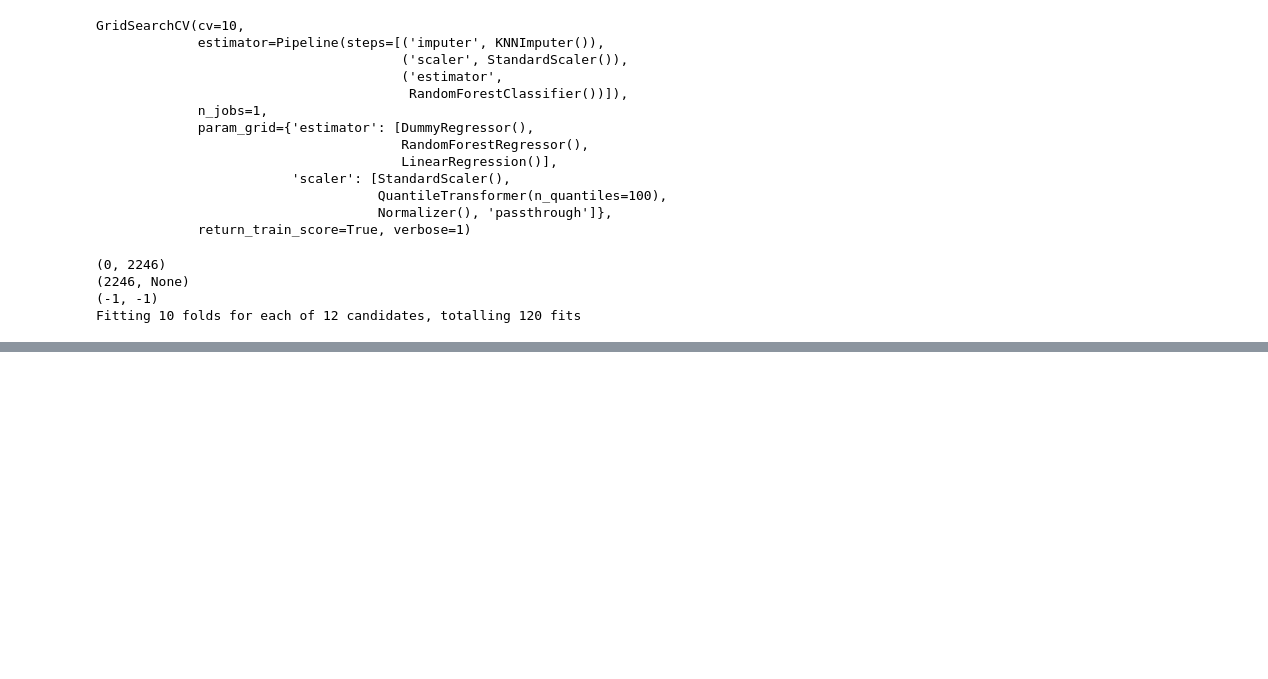
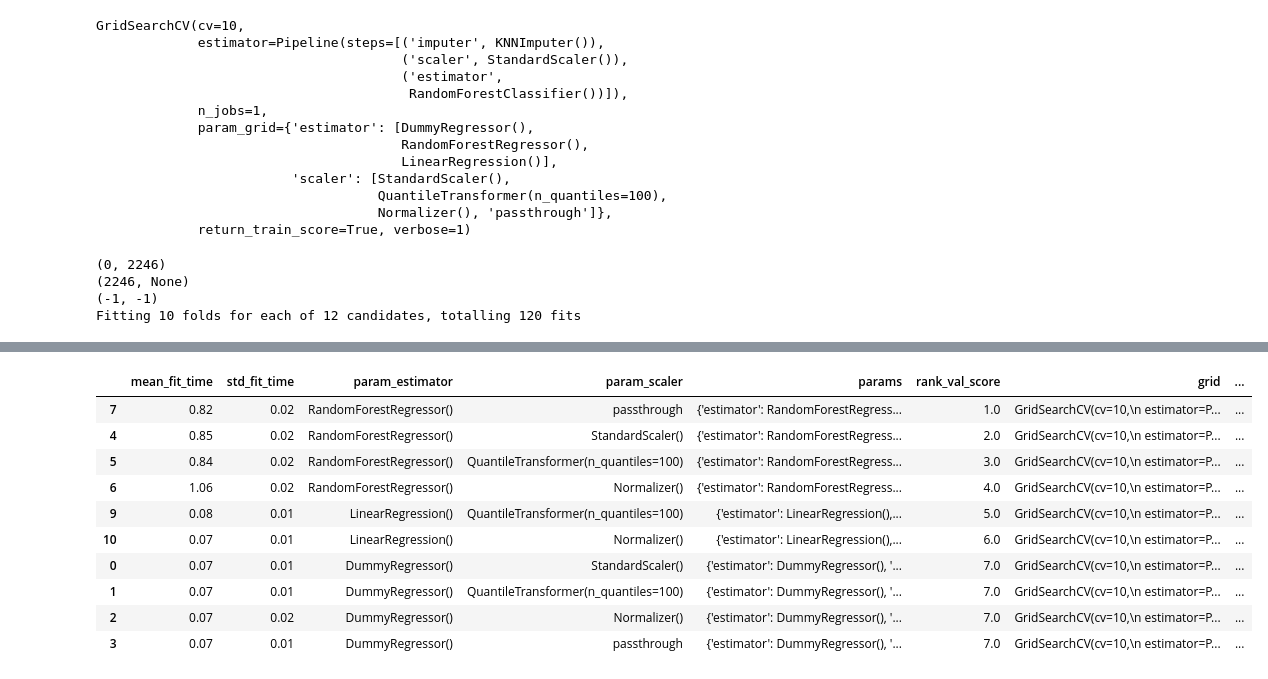
Before and after one commit to AlexandreGazagnes/gargaml, a Jupyter notebook: examples/seattle_modelisation.ipynb, the cells around one changed output, grey strips where cells are left out. Saved outputs shown, nothing was run; the diff lists cells and outputs as text; code cells hidden in the pictures; blank space fills up the shorter version.

```diff
--- a/examples/seattle_modelisation.ipynb
+++ b/examples/seattle_modelisation.ipynb
@@ -155,4 +156,4 @@ warnings.filterwarnings(action="once")
 # %%
 # placeholder
 # %%
-results = ML.results("test", "results")
+results = ML.results("test")
@@ -158,0 +164,2 @@ results = ML.results("test", "results")
+# %%
+results["a"] = list("azerty")
@@ -662,13 +707,13 @@ pipe = Pipeline(
 param_grid = {
     "scaler": [
         StandardScaler(),
-        QuantileTransformer(n_quantiles=100),
-        Normalizer(),
+        # QuantileTransformer(n_quantiles=100),
+        # Normalizer(),
         "passthrough",
     ],
     "estimator": [
         DummyRegressor(),
-        RandomForestRegressor(),
+        # RandomForestRegressor(),
         # XGBRegressor(),
         LinearRegression(),
     ],
@@ -677,7 +722,7 @@ param_grid = {
 grid = GridSearchCV(
     pipe,
     param_grid=param_grid,
-    cv=10,
+    cv=5,
     n_jobs=1,
     verbose=1,
     return_train_score=True,
@@ -700,20 +745,57 @@ GridSearchCV(cv=10,
                                     Normalizer(), 'passthrough']},
              return_train_score=True, verbose=1)
 # %%
-grid.fit(data.X.train.select_dtypes(include=np.number), data.y.train)
-results.append(grid, top_only=True, token=token, y_log=0, get_dummies=0)
+grid.fit(
+    data.X.train.select_dtypes(include=np.number),
+    data.y.train
+)
+results.append(
+    grid,
+    token=token,
+    y_log=0,
+    get_dummies=0,
+    verbose=1,
+).head(5)
 
-grid.fit(data.X.train.select_dtypes(include=np.number), np.log1p(data.y.train))
-results.append(grid, top_only=True, token=token, y_log=1, get_dummies=0)
-
-grid.fit(pd.get_dummies(data.X.train.select_dtypes(include=np.number)), data.y.train)
-results.append(grid, top_only=True, token=token, y_log=0, get_dummies=0)
+grid.fit(
+    data.X.train.select_dtypes(include=np.number),
+    np.log1p(
+        data.y.train,
+    ),
+)
+results.append(
+    grid,
+    token=token,
+    y_log=1,
+    get_dummies=0,
+    verbose=1,
+).head(5)
 
 grid.fit(
     pd.get_dummies(data.X.train.select_dtypes(include=np.number)),
-    np.log1p(data.y.train)
+    data.y.train,
 )
-results.append(grid, top_only=True, token=token, y_log=1, get_dummies=1)
+results.append(
+    grid,
+    token=token,
+    y_log=0,
+    get_dummies=0,
+    verbose=1,
+).head(5)
+
+grid.fit(
+    pd.get_dummies(data.X.train.select_dtypes(include=np.number)),
+    np.log1p(
+        data.y.train,
+    ),
+)
+results.append(
+    grid,
+    token=token,
+    y_log=1,
+    get_dummies=1,
+    verbose=1,
+).head(5)
 # %% [output]
 (0, 2246)
 (2246, None)
@@ -721,0 +816,11 @@ Fitting 10 folds for each of 12 candidates, totalling 120 fits
+|  | mean_fit_time | std_fit_time | param_estimator | param_scaler | params | rank_val_score | grid | ... |
+| 7 | 0.82 | 0.02 | RandomForestRegressor() | passthrough | {'estimator': RandomForestRegress... | 1.0 | GridSearchCV(cv=10,\n estimator=P... | ... |
+| 4 | 0.85 | 0.02 | RandomForestRegressor() | StandardScaler() | {'estimator': RandomForestRegress... | 2.0 | GridSearchCV(cv=10,\n estimator=P... | ... |
+| 5 | 0.84 | 0.02 | RandomForestRegressor() | QuantileTransformer(n_quantiles=100) | {'estimator': RandomForestRegress... | 3.0 | GridSearchCV(cv=10,\n estimator=P... | ... |
+| 6 | 1.06 | 0.02 | RandomForestRegressor() | Normalizer() | {'estimator': RandomForestRegress... | 4.0 | GridSearchCV(cv=10,\n estimator=P... | ... |
+| 9 | 0.08 | 0.01 | LinearRegression() | QuantileTransformer(n_quantiles=100) | {'estimator': LinearRegression(),... | 5.0 | GridSearchCV(cv=10,\n estimator=P... | ... |
+| 10 | 0.07 | 0.01 | LinearRegression() | Normalizer() | {'estimator': LinearRegression(),... | 6.0 | GridSearchCV(cv=10,\n estimator=P... | ... |
+| 0 | 0.07 | 0.01 | DummyRegressor() | StandardScaler() | {'estimator': DummyRegressor(), '... | 7.0 | GridSearchCV(cv=10,\n estimator=P... | ... |
+| 1 | 0.07 | 0.01 | DummyRegressor() | QuantileTransformer(n_quantiles=100) | {'estimator': DummyRegressor(), '... | 7.0 | GridSearchCV(cv=10,\n estimator=P... | ... |
+| 2 | 0.07 | 0.02 | DummyRegressor() | Normalizer() | {'estimator': DummyRegressor(), '... | 7.0 | GridSearchCV(cv=10,\n estimator=P... | ... |
+| 3 | 0.07 | 0.01 | DummyRegressor() | passthrough | {'estimator': DummyRegressor(), '... | 7.0 | GridSearchCV(cv=10,\n estimator=P... | ... |
```
Also changed, not shown: parts of 10 cells of this notebook, 2 other files.
